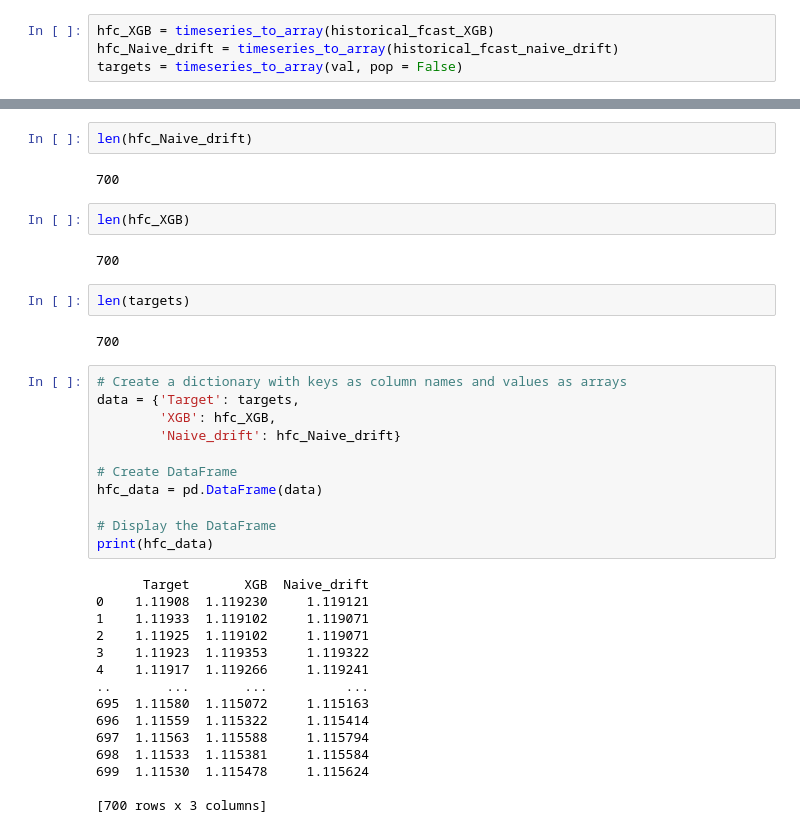
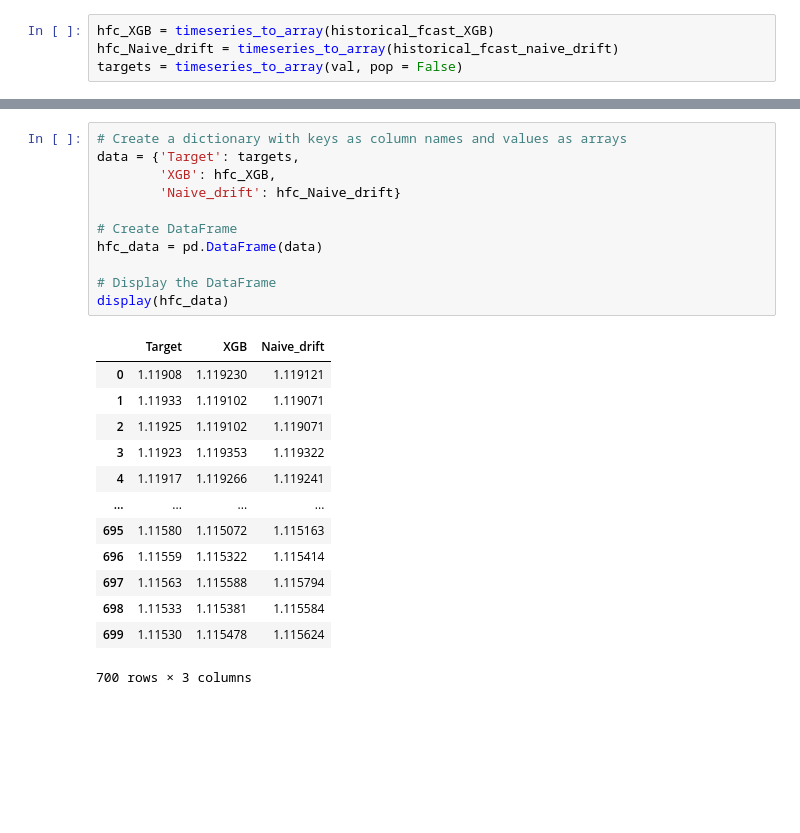
Before and after one commit to Paul-Jarschke/Time-Series-Ensembles, a Jupyter notebook: project/pipeline/models_paul.ipynb, the cells around one changed output, grey strips where cells are left out. Cells and saved outputs as stored; diff of their text form; blank space fills up the shorter version.

```diff
--- a/project/pipeline/models_paul.ipynb
+++ b/project/pipeline/models_paul.ipynb
@@ -176,38 +152,25 @@ test
-# %%
-len(hfc_Naive_drift)
-# %% [output]
-700
-# %%
-len(hfc_XGB)
-# %% [output]
-700
-# %%
-len(targets)
-# %% [output]
-700
 # %%
 # Create a dictionary with keys as column names and values as arrays
 data = {'Target': targets,
         'XGB': hfc_XGB,
         'Naive_drift': hfc_Naive_drift}
 
 # Create DataFrame
 hfc_data = pd.DataFrame(data)
 
 # Display the DataFrame
-print(hfc_data)
+display(hfc_data)
 # %% [output]
+|  | Target | XGB | Naive_drift |
+| 0 | 1.11908 | 1.119230 | 1.119121 |
+| 1 | 1.11933 | 1.119102 | 1.119071 |
+| 2 | 1.11925 | 1.119102 | 1.119071 |
+| 3 | 1.11923 | 1.119353 | 1.119322 |
+| 4 | 1.11917 | 1.119266 | 1.119241 |
+| ... | ... | ... | ... |
+| 695 | 1.11580 | 1.115072 | 1.115163 |
+| 696 | 1.11559 | 1.115322 | 1.115414 |
+| 697 | 1.11563 | 1.115588 | 1.115794 |
+| 698 | 1.11533 | 1.115381 | 1.115584 |
+| 699 | 1.11530 | 1.115478 | 1.115624 |
-      Target       XGB  Naive_drift
-0    1.11908  1.119230     1.119121
-1    1.11933  1.119102     1.119071
-2    1.11925  1.119102     1.119071
-3    1.11923  1.119353     1.119322
-4    1.11917  1.119266     1.119241
-..       ...       ...          ...
-695  1.11580  1.115072     1.115163
-696  1.11559  1.115322     1.115414
-697  1.11563  1.115588     1.115794
-698  1.11533  1.115381     1.115584
-699  1.11530  1.115478     1.115624
-
-[700 rows x 3 columns]
+700 rows × 3 columns
```
Also changed, not shown: parts of 8 cells of this notebook.
